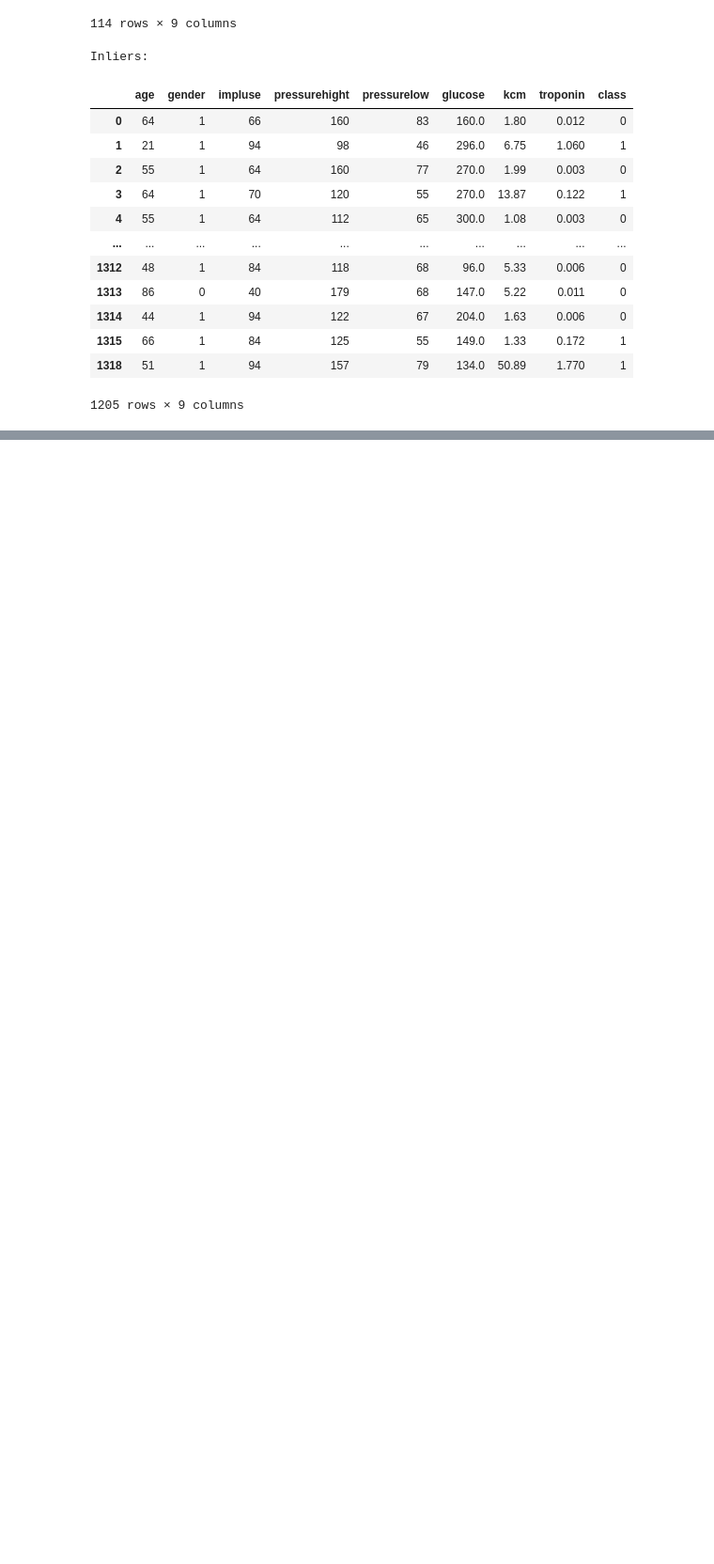
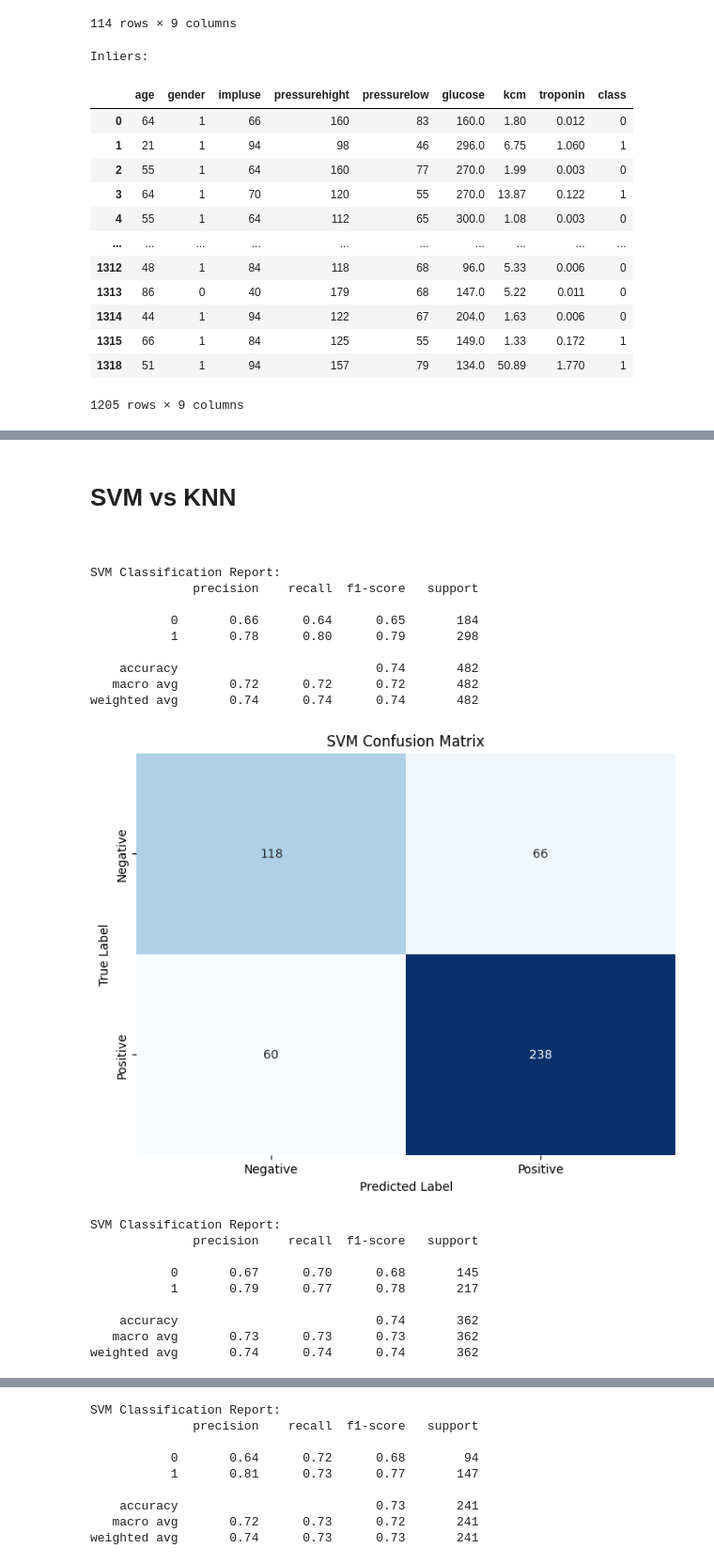
Before and after one commit to ZIDANIDROS/BelajarDataScience, a Jupyter notebook: 4522210012_husein_zidan_machine_learning_uts.ipynb, the cells around one changed output, grey strips where cells are left out. Shown at 94% size. Saved outputs shown, nothing was run; the diff lists cells and outputs as text; code cells hidden in the pictures; blank space fills up the shorter version.

```diff
--- a/4522210012_husein_zidan_machine_learning_uts.ipynb
+++ b/4522210012_husein_zidan_machine_learning_uts.ipynb
@@ -166,0 +194,41 @@ Inliers:
+# %% [markdown]
+<h1>SVM vs KNN</h1><br>
+# %%
+# Asumsi normalized_inliers sudah didefinisikan
+X = normalized_inliers.drop(columns=['class'])  # Fitur
+y = normalized_inliers['class']  # Label
+# %%
+algorithms = {
+    'SVM': SVC(kernel='rbf', random_state=42),
+    'KNN': KNeighborsClassifier(n_neighbors=5)
+}
+# %%
+ratios = [0.6, 0.7, 0.8]
+results = []
+# %%
+# Fungsi untuk mengevaluasi model
+def evaluate_model(model_name, model, ratio):
+    # Bagi data
+    X_train, X_test, y_train, y_test = train_test_split(X, y, test_size=1-ratio, random_state=42)
+
+    # Pelatihan model
+    model.fit(X_train, y_train)
+
+    # Prediksi
+    predictions = model.predict(X_test)
+
+    # Hitung akurasi
+    accuracy = accuracy_score(y_test, predictions)
+
+    # Simpan hasil
+    results.append([model_name, f"{int(ratio * 100)} : {int((1 - ratio) * 100)}", accuracy])
+
+    # Cetak laporan klasifikasi
+    print(f"{model_name} Classification Report:")
+    print(classification_report(y_test, predictions))
+
+    # Hitung confusion matrix
+    cm = confusion_matrix(y_test, predictions)
+
+    # Visualisasi confusion matrix
+    plot_confusion_matrix(cm, title=f'{model_name} Confusion Matrix')
@@ -166,0 +246,25 @@ Inliers:
+# %%
+# Evaluasi setiap algoritma untuk setiap rasio
+for algo_name, algo_model in algorithms.items():
+    for ratio in ratios:
+        evaluate_model(algo_name, algo_model, ratio)
+# %% [output]
+SVM Classification Report:
+              precision    recall  f1-score   support
+
+           0       0.66      0.64      0.65       184
+           1       0.78      0.80      0.79       298
+
+    accuracy                           0.74       482
+   macro avg       0.72      0.72      0.72       482
+weighted avg       0.74      0.74      0.74       482
+[figure, added]
+SVM Classification Report:
+              precision    recall  f1-score   support
+
+           0       0.67      0.70      0.68       145
+           1       0.79      0.77      0.78       217
+
+    accuracy                           0.74       362
+   macro avg       0.73      0.73      0.73       362
+weighted avg       0.74      0.74      0.74       362
@@ -166,0 +272,9 @@ Inliers:
+SVM Classification Report:
+              precision    recall  f1-score   support
+
+           0       0.64      0.72      0.68        94
+           1       0.81      0.73      0.77       147
+
+    accuracy                           0.73       241
+   macro avg       0.72      0.73      0.72       241
+weighted avg       0.74      0.73      0.73       241
```
Also changed, not shown: parts of 11 cells of this notebook.
